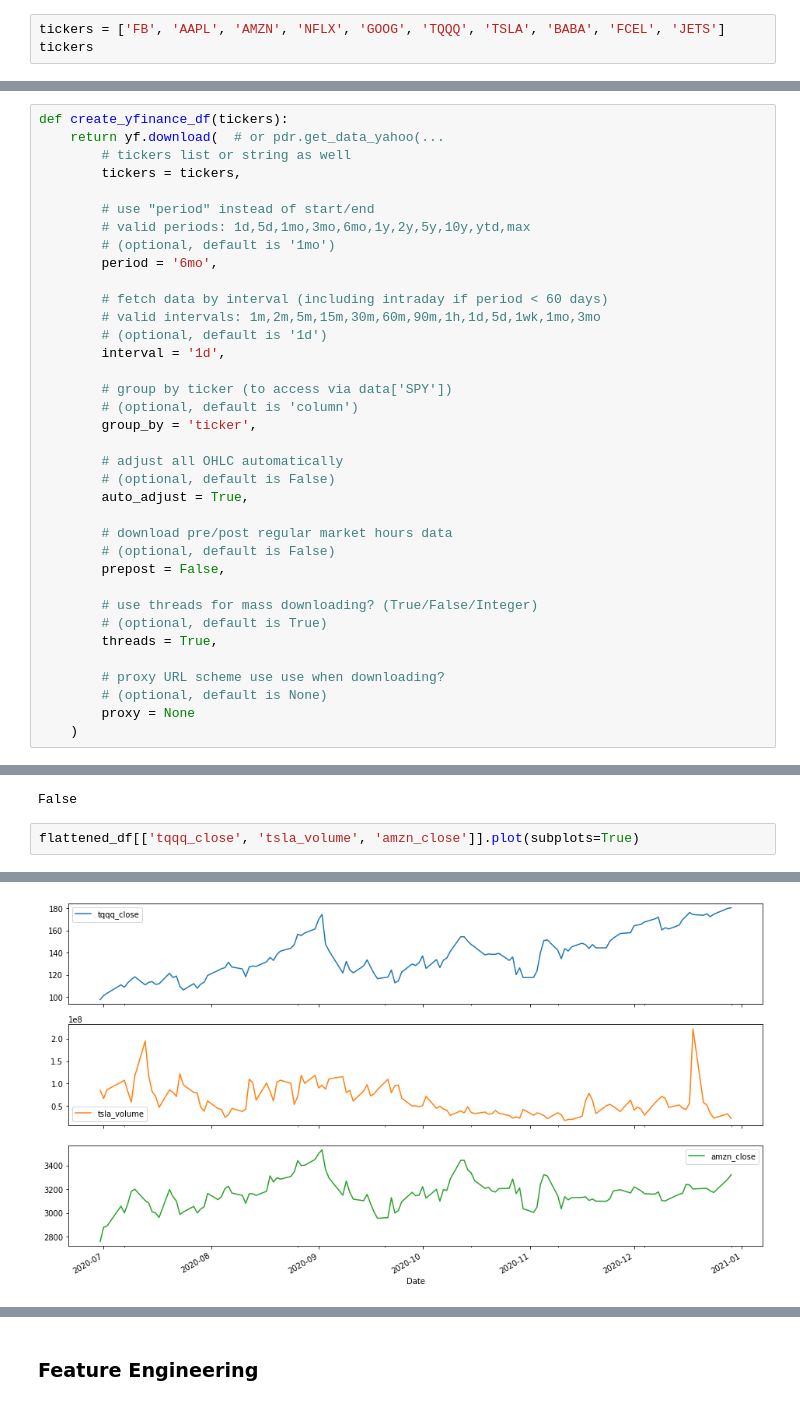
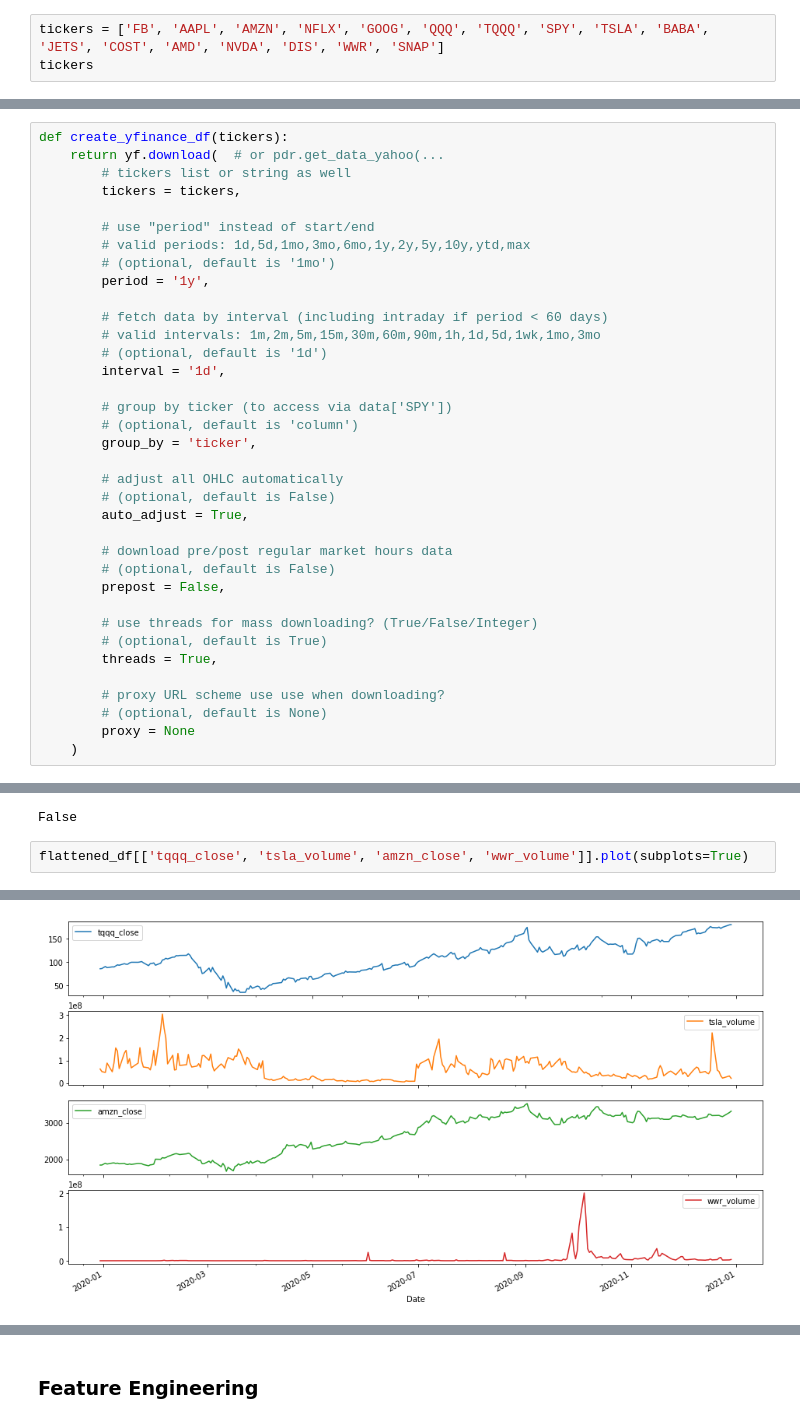
Before and after one commit to neuralnetes/notebooks, a Jupyter notebook: nasdaq-traded/stonks.ipynb, the cells around one changed output, grey strips where cells are left out. Saved outputs shown, nothing was run; the diff lists cells and outputs as text.

```diff
--- a/nasdaq-traded/stonks.ipynb
+++ b/nasdaq-traded/stonks.ipynb
@@ -28,6 +28,6 @@ mpl.rcParams['figure.figsize'] = (16, 9)
 
 Currently using `yfinance` to access yahoo finance historical data since it is free.
 # %%
-tickers = ['FB', 'AAPL', 'AMZN', 'NFLX', 'GOOG', 'TQQQ', 'TSLA', 'BABA', 'FCEL', 'JETS']
+tickers = ['FB', 'AAPL', 'AMZN', 'NFLX', 'GOOG', 'QQQ', 'TQQQ', 'SPY', 'TSLA', 'BABA', 'JETS', 'COST', 'AMD', 'NVDA', 'DIS', 'WWR', 'SNAP']
 tickers
 # %% [output]
@@ -41,7 +57,7 @@ def create_yfinance_df(tickers):
         # use "period" instead of start/end
         # valid periods: 1d,5d,1mo,3mo,6mo,1y,2y,5y,10y,ytd,max
         # (optional, default is '1mo')
-        period = '6mo',
+        period = '1y',
 
         # fetch data by interval (including intraday if period < 60 days)
         # valid intervals: 1m,2m,5m,15m,30m,60m,90m,1h,1d,5d,1wk,1mo,3mo
@@ -232,6 +226,6 @@ any([flattened_df.isna().any(axis='columns').any(), flattened_df.isna().any(axis
 # %% [output]
 False
 # %%
-flattened_df[['tqqq_close', 'tsla_volume', 'amzn_close']].plot(subplots=True)
+flattened_df[['tqqq_close', 'tsla_volume', 'amzn_close', 'wwr_volume']].plot(subplots=True)
 # %% [output]
 array([<AxesSubplot:xlabel='Date'>, <AxesSubplot:xlabel='Date'>,
@@ -239,4 +234,4 @@ array([<AxesSubplot:xlabel='Date'>, <AxesSubplot:xlabel='Date'>,
-[figure, old version]
+[figure, new version]
 # %%
 df = flattened_df.apply(lambda row: row.astype(np.float32))
 df.dtypes
```
Also changed, not shown: parts of 83 cells of this notebook.
